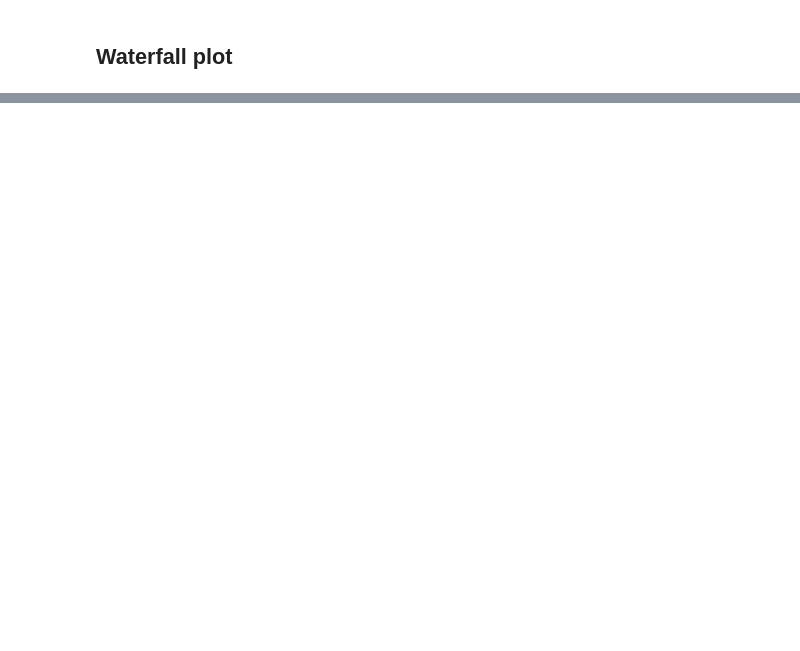
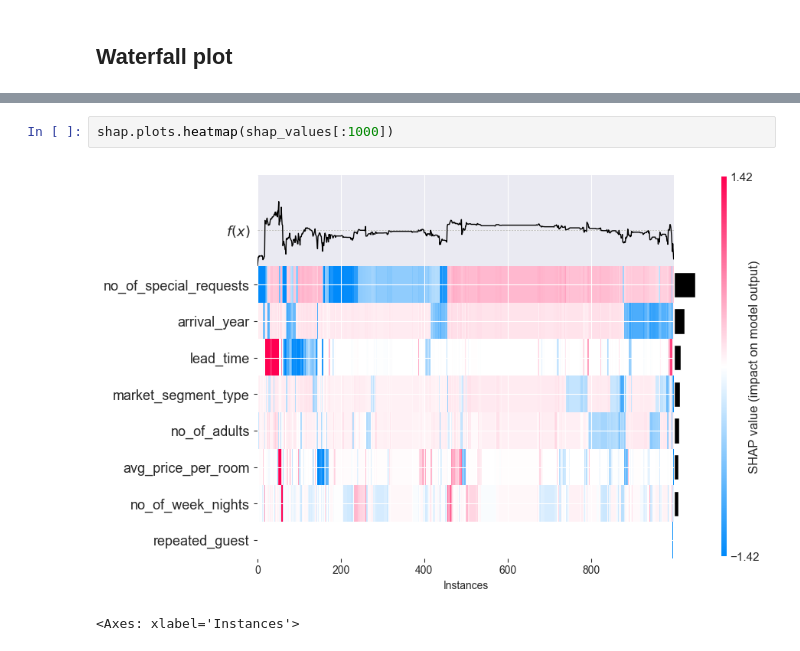
Before and after one commit to dajja-blip/data_science2_task2, a Jupyter notebook: Task1.ipynb, the cells around one changed output, grey strips where cells are left out. Saved outputs shown, nothing was run; the diff lists cells and outputs as text; blank space fills up the shorter version.

```diff
--- a/Task1.ipynb
+++ b/Task1.ipynb
@@ -804,0 +784,5 @@ The shap value by each feature represents the addition in the log odds.
+# %%
+shap.plots.heatmap(shap_values[:1000])
+# %% [output]
+[figure, added]
+<Axes: xlabel='Instances'>
```
Also changed, not shown: parts of 34 cells of this notebook.
